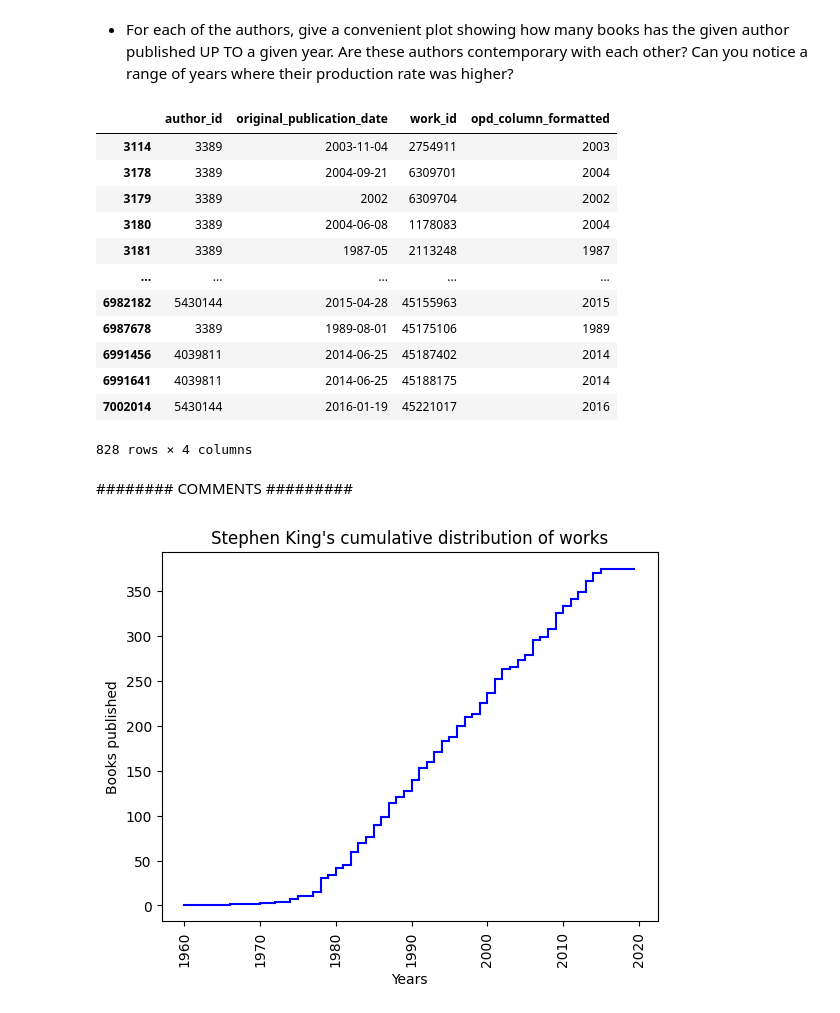
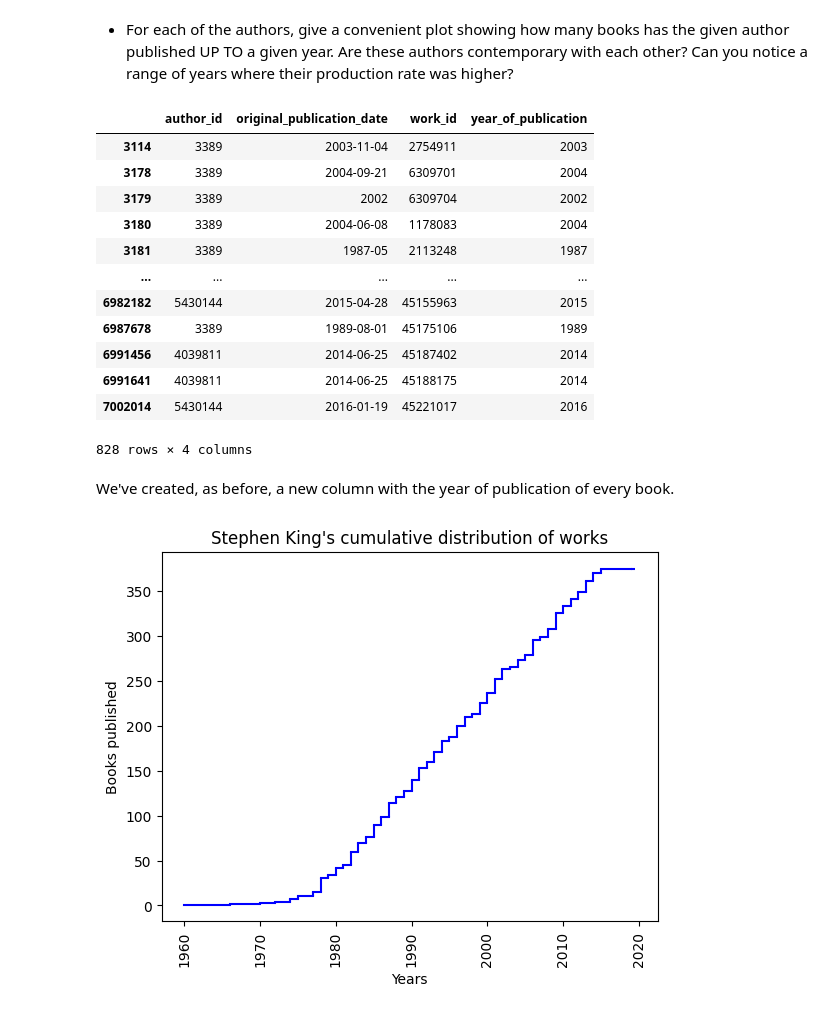
Before and after one commit to RiccardoCorr/ADM_HW_2, a Jupyter notebook: main_def.ipynb, the cells around one changed output. Drawn from its saved outputs; the diff is of its cells as text; code cells hidden in the pictures.

```diff
--- a/main_def.ipynb
+++ b/main_def.ipynb
@@ -977,8 +979,8 @@ for i in opd_column:
             i += "-01"
         try:
             format = "%Y-%m-%d"
-            timestamp_formattato = datetime.datetime.strptime(i, format)
-            opd_column_formatted.append(timestamp_formattato)
+            timestamp_formatted = datetime.datetime.strptime(i, format)
+            opd_column_formatted.append(timestamp_formatted)
         except ValueError as ve:
             opd_column_formatted.append(pd.NaT)
     else:
@@ -1024,6 +1030,7 @@ result_df.columns = ['author_id', 'num_works']
 
 result_df = result_df.merge(df_5_b_2[['author_id', 'author_name']].drop_duplicates(), on='author_id', how='left')
 
+result_df = result_df.merge(authors[['author_id', 'works_count']], on = 'author_id', how = 'left')
 result_df_books = result_df.sort_values(by='num_works', ascending=False)
 
 result_df_books.head(10)
@@ -1150,8 +1161,9 @@ Before starting let's create a new database without the books that don't have a
 # %%
 books_format = books[books['format'] != ""]
 # %%
-# To answer this question we use the original database and not "df_5_b_2" because we need to evaluate all kinds of formats published by an author,
-# even if there are more formats for the same opera.
+# To answer this question we use the original database and not the cleaned 'books' database
+# because we need to evaluate all kinds of formats published by an author,
+# even if there are more formats for the same opera (same work_is).
 
 for i in most_influent_authors:
     sel_row = books_format.loc[books_format['author_id'] == most_influent_authors[i]]
@@ -1175,7 +1187,7 @@ for i in most_influent_authors:
 
     cat = new_dict.keys()
     val = new_dict.values()
-    plt.bar(cat, val)
+    plt.bar(cat, val, color = 'lightblue')
 
     # add labels
     plt.xlabel("Format")
@@ -1297,7 +1312,7 @@ a = datetime.timedelta(0)
 conta = 0
 
 for i in df_not_series['time_gap_books']:
-    if str(type(i)) != "<class 'pandas._libs.tslibs.nattype.NaTType'>":
+    if str(type(i)) != "<class 'pandas._libs.tslibs.nattype.NaTType'>" and i >= datetime.timedelta(30):
         a += i
         conta += 1
 
@@ -1313,32 +1328,32 @@ Unexpected, the time gap between the release of two consecutive books, which are
 # %%
 # Let's start by creating a new column of the subset with the year of the original publication of every book
 
 df_6 = df_5_b_2[["author_id", "original_publication_date", "work_id"]]
 
 df_6 = df_6[df_6['author_id'].isin(ids)]
 
 opd_column = df_6["original_publication_date"]
 year_of_publication = []
 
 for i in opd_column:
     if len(i) in [4, 7, 10]:
         if len(i) == 4:
             i += "-01-01"
 
         if len(i) == 7:
             i += "-01"
 
         format = "%Y-%m-%d"
         timestamp_format = datetime.datetime.strptime(i, format)
         year_of_publication.append(timestamp_format.year)
     else:
         year_of_publication.append(pd.NaT)
 
-df_6['opd_column_formatted'] = year_of_publication
-df_6 = df_6.dropna(subset=['opd_column_formatted'])
+df_6['year_of_publication'] = year_of_publication
+df_6 = df_6.dropna(subset=['year_of_publication'])
 df_6
 # %% [output]
-|  | author_id | original_publication_date | work_id | opd_column_formatted |
+|  | author_id | original_publication_date | work_id | year_of_publication |
 | 3114 | 3389 | 2003-11-04 | 2754911 | 2003 |
 | 3178 | 3389 | 2004-09-21 | 6309701 | 2004 |
 | 3179 | 3389 | 2002 | 6309704 | 2002 |
@@ -1351,8 +1366,8 @@ df_6
 | 6991641 | 4039811 | 2014-06-25 | 45188175 | 2014 |
 | 7002014 | 5430144 | 2016-01-19 | 45221017 | 2016 |
 828 rows × 4 columns
-# %% [markdown]
-######## COMMENTS #########
+# %% [markdown]
+We've created, as before, a new column with the year of publication of every book.
 # %%
 for i in most_influent_authors:
     row = df_6.loc[df_6['author_id'] == most_influent_authors[i]]
```
Also changed, not shown: parts of 52 cells of this notebook, 2 other files.
